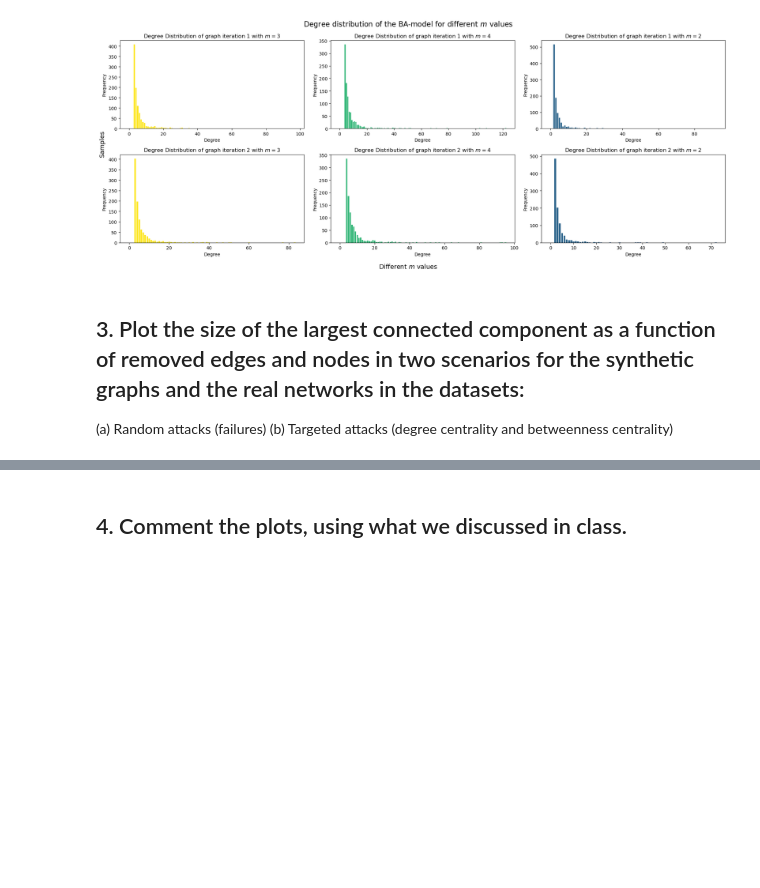
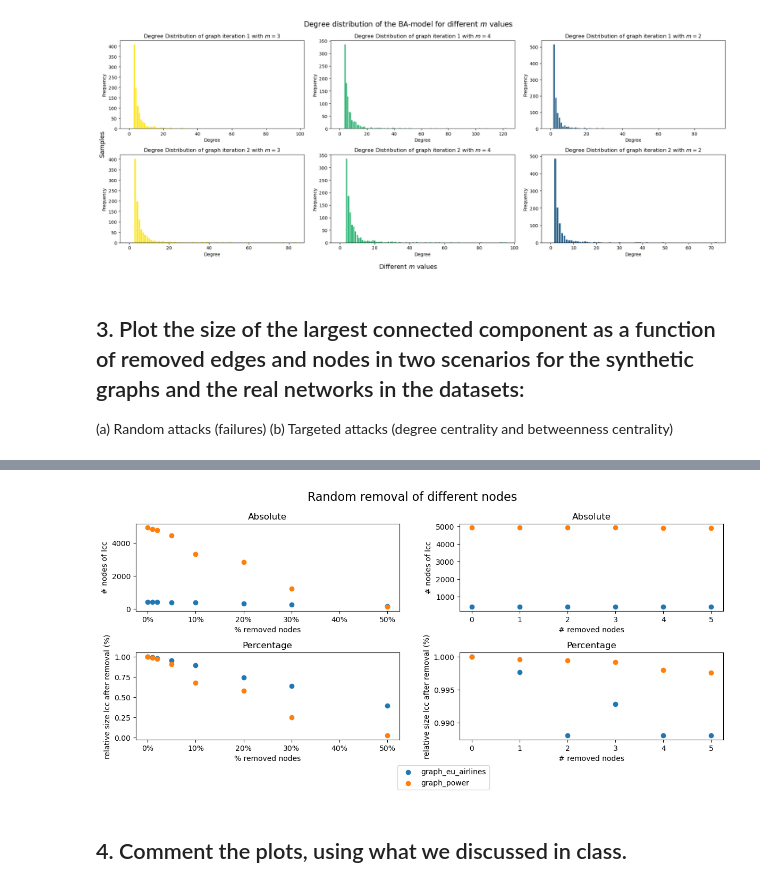
Before and after one commit to HuberNicolas/network-science-uzh, a Jupyter notebook: assignment-3/Assignment_03.ipynb, the cells around one changed output, grey strips where cells are left out. Saved outputs shown, nothing was run; the diff lists cells and outputs as text; code cells hidden in the pictures; blank space fills up the shorter version.

Commit message:
Working plot

```diff
--- a/assignment-3/Assignment_03.ipynb
+++ b/assignment-3/Assignment_03.ipynb
@@ -456,6 +439,6 @@ PERCENTAGES_TO_BE_REMOVED = [1,50]
 # %%
-TOP_N_TO_BE_REMOVED = [1,2,3,4,5]
-TOP_N_TO_BE_REMOVED = [1,2]
+TOP_N_TO_BE_REMOVED = [0, 1,2,3,4,5]
+#TOP_N_TO_BE_REMOVED = [1,2]
 # %%
 random_removed_graphs = {}
 # %%
@@ -519,7 +502,7 @@ def remove_targeted_nodes(graph, centrality_measure, n):
     if centrality_measure == 'degree':
         sorted_nodes = sorted(nx.degree_centrality(graph).items(), key=lambda x: x[1], reverse=True)
     elif centrality_measure == 'betweenness':
-        sorted_nodes = sorted(nx.betweenness_centrality(graph).items(), key=lambda x: x[1], reverse=True)
+        sorted_nodes = sorted(nx.betweenness_centrality(graph, k=K_ESTIMATOR).items(), key=lambda x: x[1], reverse=True)
     else:
         raise ValueError("Centrality measure should be 'degree' or 'betweenness'")
 
@@ -664,8 +648,13 @@ plot_data_random = {}
 # %%
 for graph_name, cases in random_removed_graphs.items():
     print(f"Graph: {graph_name}")
-    plot_data_random[graph_name]={'percentage': {'x_percentages_removed': [], 'y_size_lcc': []}, 'absolute': {'x_absolute_removed': [], 'y_size_lcc': []}}
+    plot_data_random[graph_name]={
+        'percentage': {'x_percentages_removed': [], 'y_size_lcc': [], 'y_size_lcc_frac': []},
+        'absolute': {'x_absolute_removed': [], 'y_size_lcc': [], 'y_size_lcc_frac': []}
+    }
+
     for case, data in cases.items():
+
         graph = data['graph']
         largest_cc = max(nx.connected_components(graph), key=len)
         largest_connected_component = graph.subgraph(largest_cc)
@@ -674,11 +663,13 @@ for graph_name, cases in random_removed_graphs.items():
         print(f"Case: {case}")
         print(f"Size of largest connected component: {size_largest_cc}")
         if '%' in str(case):
-            plot_data_random[graph_name]['percentage']['x_percentages_removed'].append(int(str(case).replace('%', '')))
+            plot_data_random[graph_name]['percentage']['x_percentages_removed'].append(int(str(case).replace('%', ''))/100)
             plot_data_random[graph_name]['percentage']['y_size_lcc'].append(size_largest_cc)
+            plot_data_random[graph_name]['percentage']['y_size_lcc_frac'].append(size_largest_cc/plot_data_random[graph_name]['percentage']['y_size_lcc'][0])
         else:
             plot_data_random[graph_name]['absolute']['x_absolute_removed'].append(int(case))
             plot_data_random[graph_name]['absolute']['y_size_lcc'].append(size_largest_cc)
+            plot_data_random[graph_name]['absolute']['y_size_lcc_frac'].append(size_largest_cc/plot_data_random[graph_name]['absolute']['y_size_lcc'][0])
         #print("Largest connected component:", largest_connected_component.nodes())
         print()
 # %% [output]
@@ -738,2 +713,61 @@ plt.show()
+# %%
+def percent_formatter(x, pos):
+    return '{:.0%}'.format(x)
+# %%
+fig, axs = plt.subplots(2, 2, figsize=(12, 6))
+for graph_name, data in plot_data_random.items():
+    # x: percentage of removed nodes, y: absolute size of lcc after removal
+    axs[0,0].scatter(data['percentage']['x_percentages_removed'],
+                   data['percentage']['y_size_lcc'],
+                   label=graph_name, marker='o')
+
+    # x: absolute removed nodes, y: absolute size of lcc after removal
+    axs[0,1].scatter(data['absolute']['x_absolute_removed'],
+                   data['absolute']['y_size_lcc'],
+                   label=graph_name, marker='o')
+
+    # x: percentage of removed nodes, y: percentage of lcc after removal (lcc / lcc_before_removal)
+    axs[1,0].scatter(data['percentage']['x_percentages_removed'],
+                   data['percentage']['y_size_lcc_frac'],
+                   label=graph_name, marker='o')
+
+    # x: absolute removed nodes, y: percentage of lcc after removal (lcc / lcc_before_removal)
+    axs[1,1].scatter(data['absolute']['x_absolute_removed'],
+                   data['absolute']['y_size_lcc_frac'],
+                   label=graph_name, marker='o')
+
+
+# Set x-axis and y-axis labels for each subplot
+axs[0, 0].set_xlabel('% removed nodes')
+axs[0,0].set_ylabel('# nodes of lcc')
+
+axs[0, 1].set_xlabel('# removed nodes')
+axs[0, 1].set_ylabel('# nodes of lcc')
+
+axs[1, 0].set_xlabel('% removed nodes')
+axs[1, 0].set_ylabel('relative size lcc after removal (%)')
+
+axs[1, 1].set_xlabel('# removed nodes')
+axs[1, 1].set_ylabel('relative size lcc after removal (%)')
+
+# Set overall title for the entire plot
+plt.suptitle('Random removal of different nodes', fontsize=16)
+
+axs[0,0].xaxis.set_major_formatter(FuncFormatter(percent_formatter))
+axs[1,0].xaxis.set_major_formatter(FuncFormatter(percent_formatter))
+axs[0,0].set_title('Absolute')
+axs[0,1].set_title('Absolute')
+axs[1,0].set_title('Percentage')
+axs[1,1].set_title('Percentage')
+
+# Get handles and labels for all scatter plots
+handles, labels = axs[0, 0].get_legend_handles_labels()
+
+# Create a legend for all scatter plots using handles and labels collected above
+plt.legend(handles, labels, loc='upper left', bbox_to_anchor=(-0.25, -0.25))
+plt.tight_layout()
+plt.show()
+# %% [output]
+[figure, added]
 # %% [markdown]
 ## 4. Comment the plots, using what we discussed in class.
```
Also changed, not shown: parts of 11 cells of this notebook.
